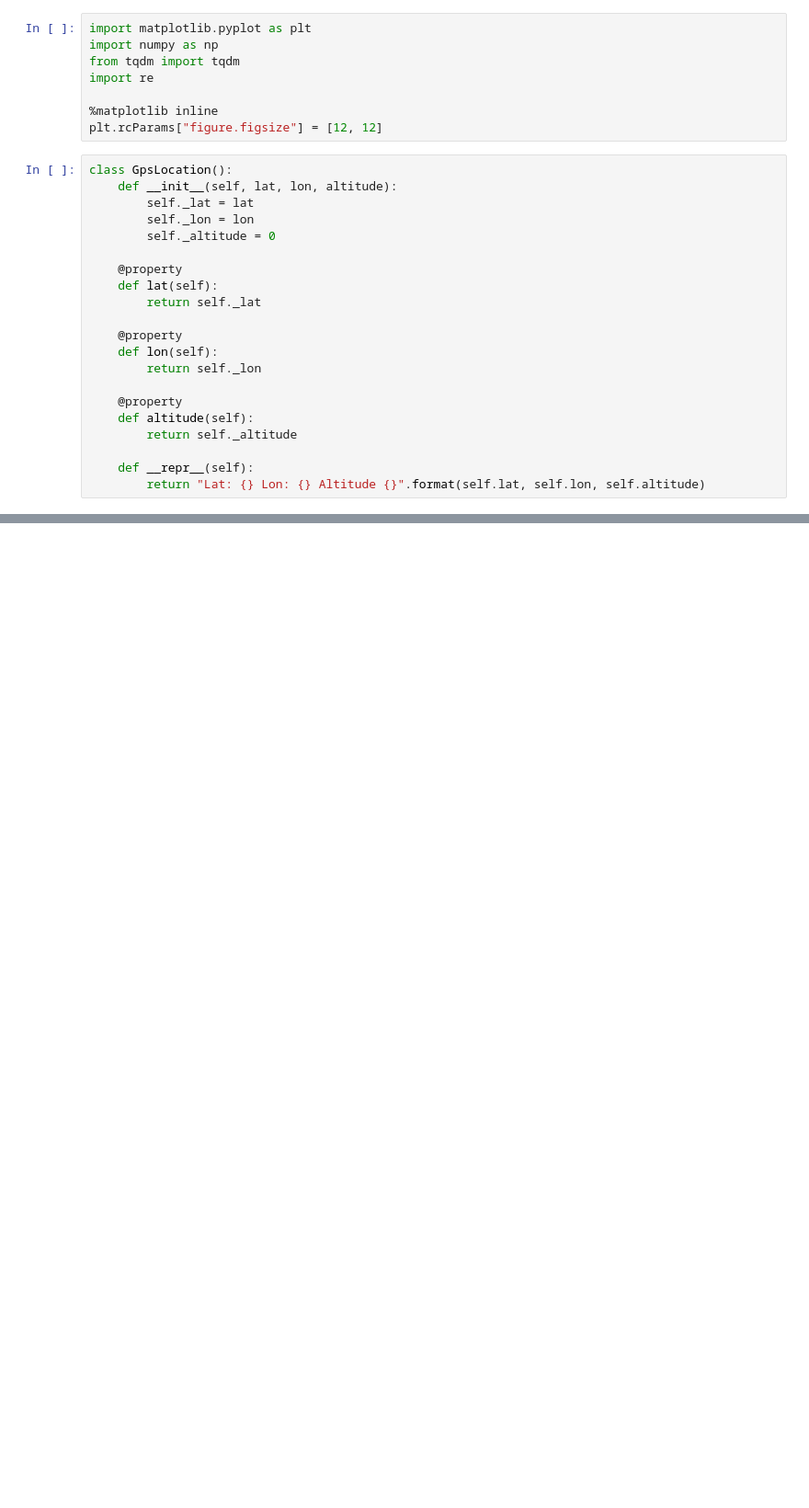
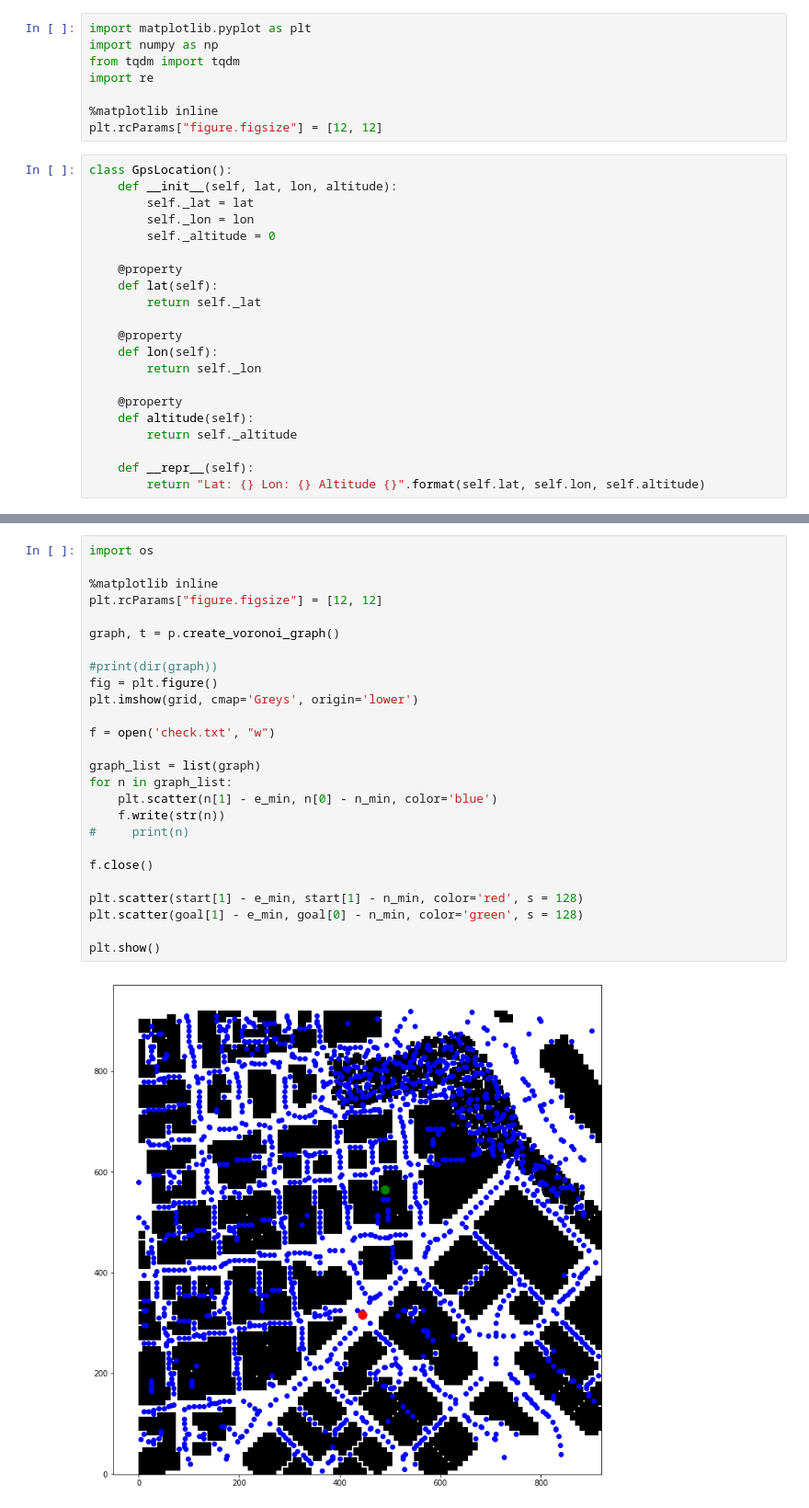
Before and after one commit to drganjoo/FCND-Motion-Planning, a Jupyter notebook: testing.ipynb, the cells around one changed output, grey strips where cells are left out. Shown at 92% size. Drawn from its saved outputs; the diff is of its cells as text; blank space fills up the shorter version.

```diff
--- a/testing.ipynb
+++ b/testing.ipynb
@@ -275,0 +136,28 @@ print((x[0] ** 2 + x[1] ** 2) ** 0.5)
+# %%
+import os
+
+%matplotlib inline
+plt.rcParams["figure.figsize"] = [12, 12]
+
+graph, t = p.create_voronoi_graph()
+
+#print(dir(graph))
+fig = plt.figure()
+plt.imshow(grid, cmap='Greys', origin='lower')
+
+f = open('check.txt', "w")
+
+graph_list = list(graph)
+for n in graph_list:
+    plt.scatter(n[1] - e_min, n[0] - n_min, color='blue')
+    f.write(str(n))
+#     print(n)
+
+f.close()
+
+plt.scatter(start[1] - e_min, start[1] - n_min, color='red', s = 128)
+plt.scatter(goal[1] - e_min, goal[0] - n_min, color='green', s = 128)
+
+plt.show()
+# %% [output]
+[figure, added]
```
Also changed, not shown: parts of 24 cells of this notebook, 5 other files.
